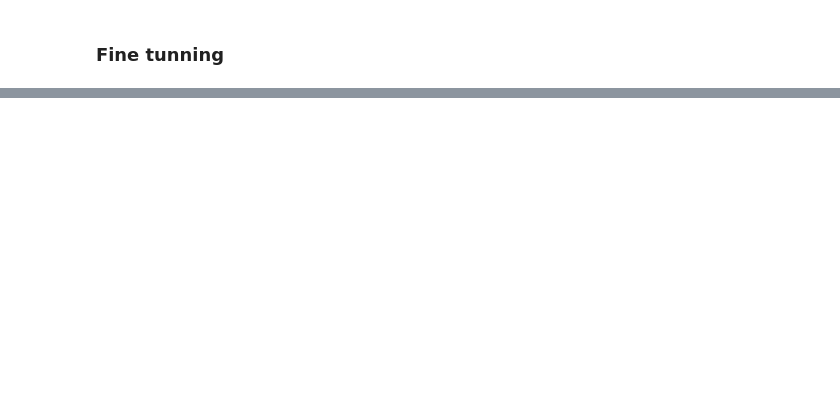
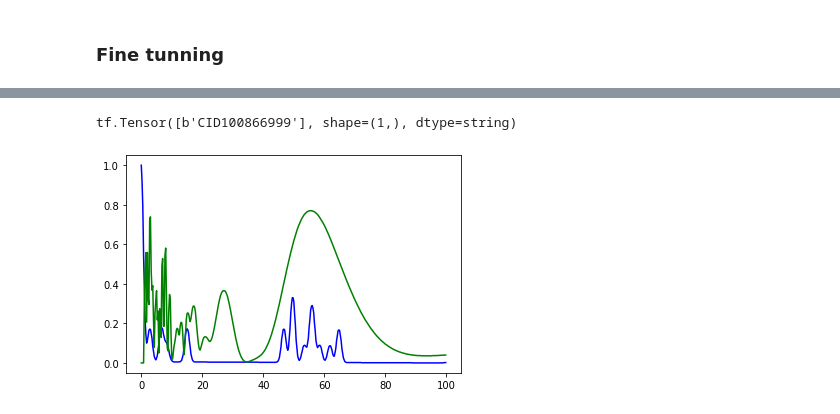
Before and after one commit to rmaestre/NN-Asteroseismology, a Jupyter notebook: astronn/notebooks/transfer_learning.ipynb, the cells around one changed output, grey strips where cells are left out. Saved outputs shown, nothing was run; the diff lists cells and outputs as text; code cells hidden in the pictures; blank space fills up the shorter version.

```diff
--- a/astronn/notebooks/transfer_learning.ipynb
+++ b/astronn/notebooks/transfer_learning.ipynb
@@ -129,0 +168,9 @@ bedding = [star for star in df_bedding.take(77)]
+# %%
+id = 23
+print(stars_augmented[id][0])
+plt.plot( np.arange(0, 100, 0.25), stars_augmented[id][1][0, :, 0], label="dft", color="blue")
+plt.plot( np.arange(0, 100, 0.25), stars_augmented[id][1][0, :, 1], label="ac", color="green")
+plt.show()
+# %% [output]
+tf.Tensor([b'CID100866999'], shape=(1,), dtype=string)
+[figure, added]
```
Also changed, not shown: parts of 17 cells of this notebook, 6 other files.
